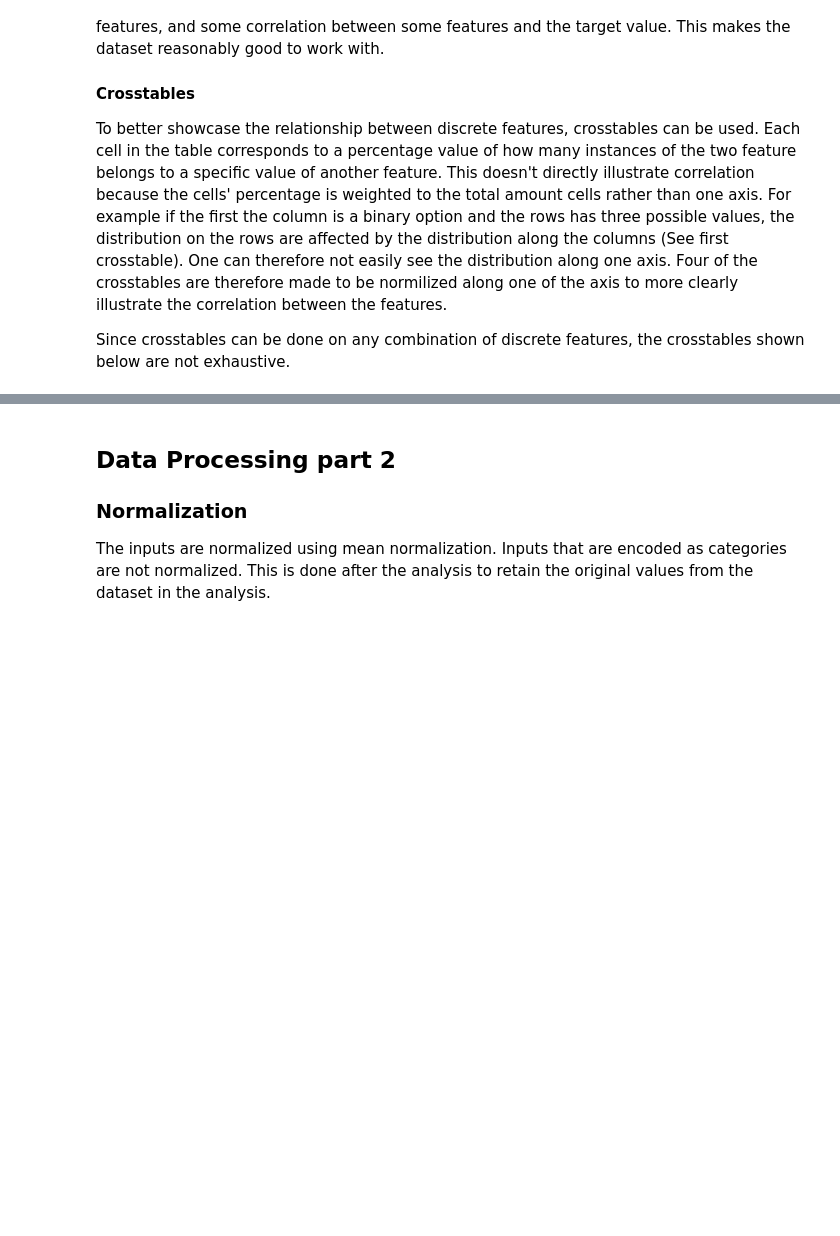
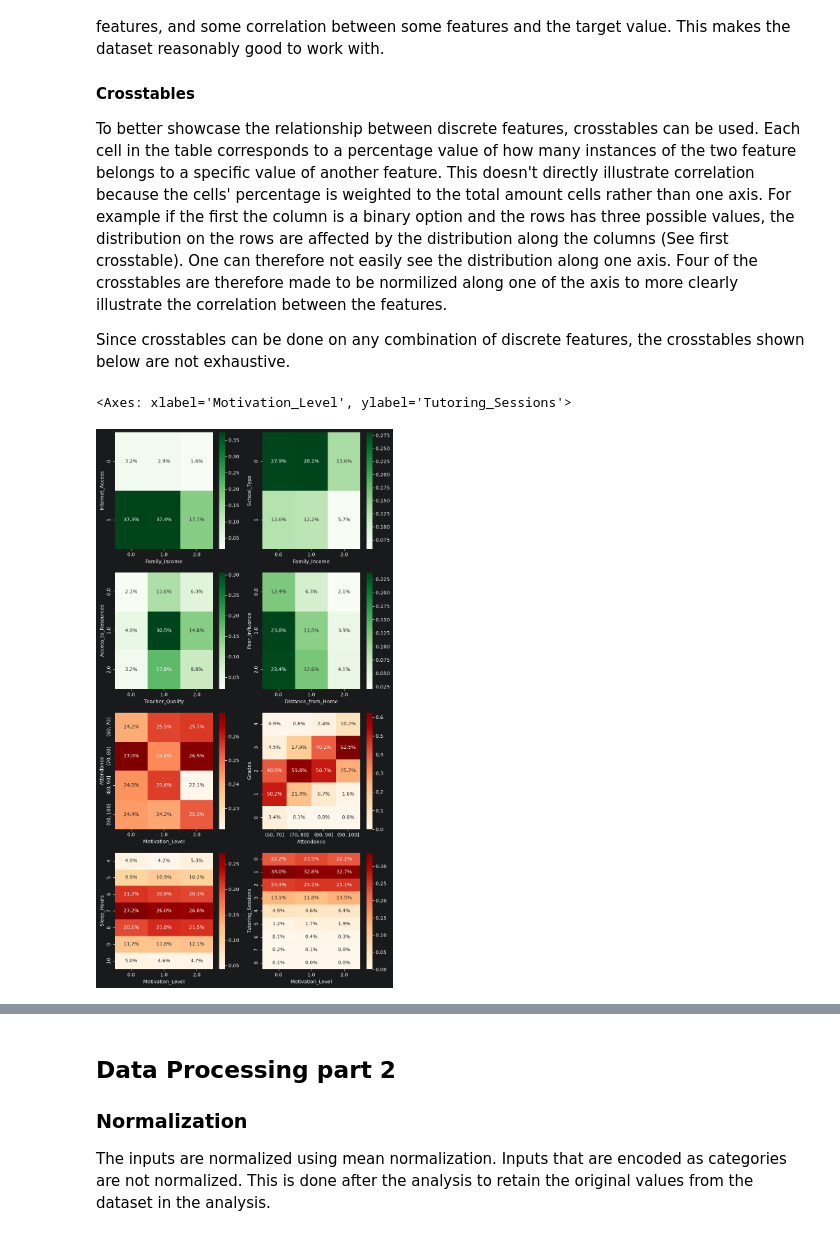
Before and after one commit to Wilbnil/Prakmas-2026, a Jupyter notebook: Oblig 1/Training and Evaluating Baseline Models.ipynb, the cells around one changed output, grey strips where cells are left out. Saved outputs shown, nothing was run; the diff lists cells and outputs as text; code cells hidden in the pictures; blank space fills up the shorter version.

Commit message:
On branch naive_bayes_part2: Finished multivariate analysis.

```diff
--- a/Oblig 1/Training and Evaluating Baseline Models.ipynb
+++ b/Oblig 1/Training and Evaluating Baseline Models.ipynb
@@ -337,35 +494,40 @@ xtable2 = pd.crosstab(analysis_dataset['School_Type'],
                       analysis_dataset['Family_Income'], normalize=True)
 xtable3 = pd.crosstab(analysis_dataset['Access_to_Resources'],
                       analysis_dataset['Teacher_Quality'], normalize=True)
 xtable4 = pd.crosstab(analysis_dataset['Peer_Influence'],
                       analysis_dataset['Distance_from_Home'], normalize=True)
 
 
 # Attendance has a lot of values, and need to be grouped into smaller bins for
 # the table to be readable.
 bins = [60, 70, 80, 90, 100]
 attendance_grouped = pd.cut(analysis_dataset['Attendance'], bins)
 xtable5 = pd.crosstab(attendance_grouped,
                       analysis_dataset['Motivation_Level'], normalize="columns")
 # Use the same grouping for the dataset which include targets.
 attendance_grouped_wtargets = pd.cut(analysis_dataset_wtargets['Attendance'], bins)
-# xtable6 = pd.crosstab(analysis_dataset_wtargets['Motivation_Level'],
-#                      analysis_dataset_wtargets['wait for exam grade'], normalize="columns")
+# Reverse the grade list, to make a more readable graph
+# (Puts the best grade on the top rather than bottom).
+xtable6 = pd.crosstab(analysis_dataset_wtargets['Grades'],
+                      attendance_grouped_wtargets, normalize="columns").iloc[::-1]
 xtable7 = pd.crosstab(analysis_dataset['Sleep_Hours'],
                       analysis_dataset['Motivation_Level'], normalize="columns")
 xtable8 = pd.crosstab(analysis_dataset['Tutoring_Sessions'],
                       analysis_dataset['Motivation_Level'], normalize="columns")
 
 
 # Show the crosstables as heatmaps.
 sns.heatmap(xtable1, cmap='Greens', annot=True, fmt='.1%', ax=ax[0, 0])
 sns.heatmap(xtable2, cmap='Greens', annot=True, fmt='.1%', ax=ax[0, 1])
 sns.heatmap(xtable3, cmap='Greens', annot=True, fmt='.1%', ax=ax[1, 0])
 sns.heatmap(xtable4, cmap='Greens', annot=True, fmt='.1%', ax=ax[1, 1])
 
 sns.heatmap(xtable5, cmap='OrRd', annot=True, fmt='.1%', ax=ax[2, 0])
-# sns.heatmap(xtable6, cmap='OrRd', annot=True, fmt='.1%', ax=ax[2, 1])
+sns.heatmap(xtable6, cmap='OrRd', annot=True, fmt='.1%', ax=ax[2, 1])
 sns.heatmap(xtable7, cmap='OrRd', annot=True, fmt='.1%', ax=ax[3, 0])
 sns.heatmap(xtable8, cmap='OrRd', annot=True, fmt='.1%', ax=ax[3, 1])
+# %% [output]
+<Axes: xlabel='Motivation_Level', ylabel='Tutoring_Sessions'>
+[figure, added]
 # %% [markdown]
 #### Results
```
Also changed, not shown: parts of 30 cells of this notebook.
